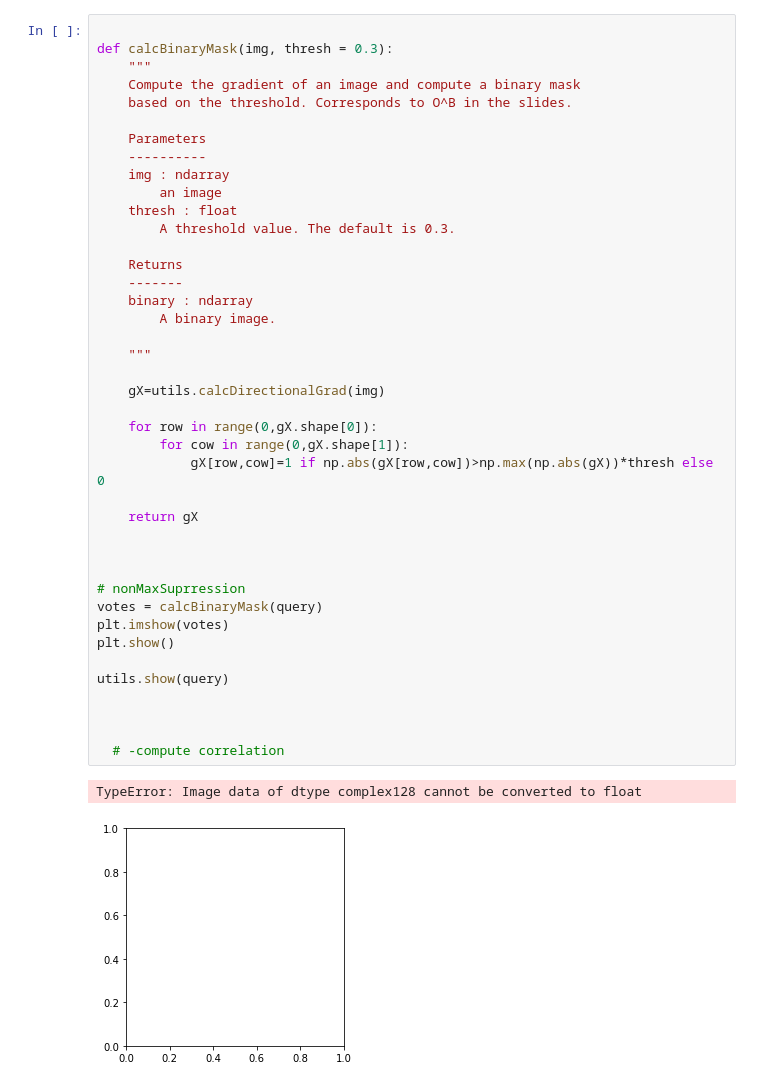
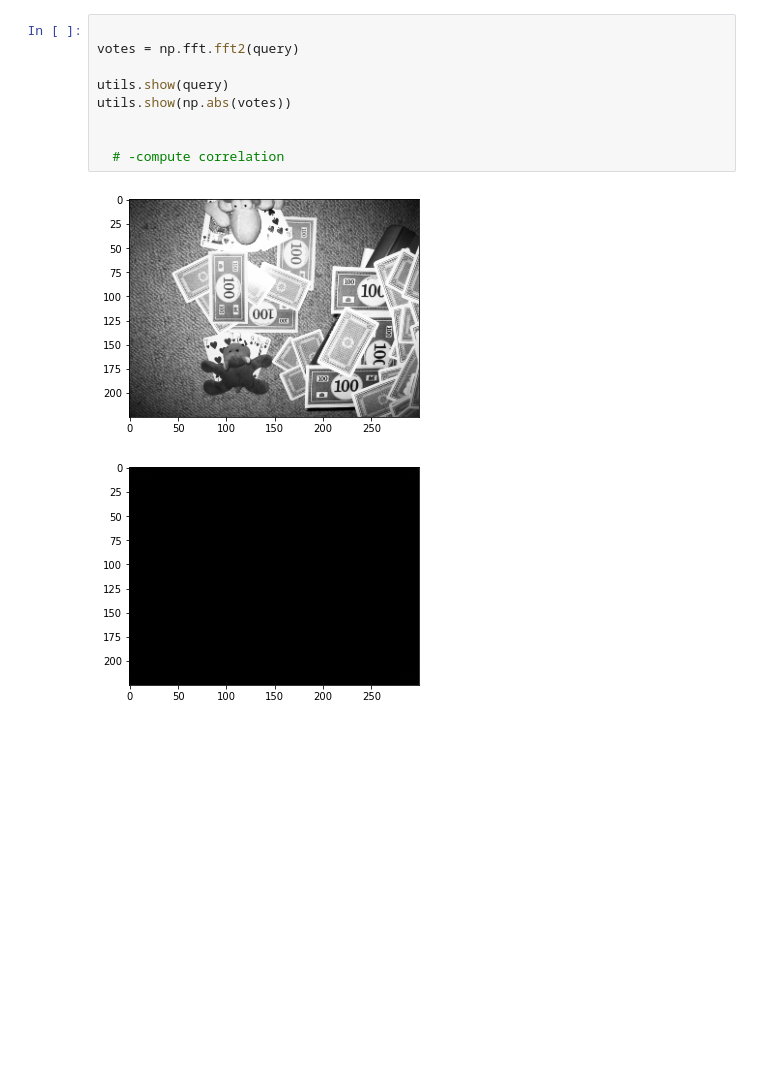
Before and after one commit to px39n/E3, a Jupyter notebook: Test.ipynb, the cells around one changed output. Cells and saved outputs as stored; diff of their text form; blank space fills up the shorter version.

```diff
--- a/Test.ipynb
+++ b/Test.ipynb
@@ -12,47 +20,15 @@ scales = np.linspace(0.9, 1.3, 10)
 # %%
 
-def calcBinaryMask(img, thresh = 0.3):
-    """
-    Compute the gradient of an image and compute a binary mask
-    based on the threshold. Corresponds to O^B in the slides.
-
-    Parameters
-    ----------
-    img : ndarray
-        an image
-    thresh : float
-        A threshold value. The default is 0.3.
-
-    Returns
-    -------
-    binary : ndarray
-        A binary image.
-
-    """
-
-    gX=utils.calcDirectionalGrad(img)
-
-    for row in range(0,gX.shape[0]):
-        for cow in range(0,gX.shape[1]):
-            gX[row,cow]=1 if np.abs(gX[row,cow])>np.max(np.abs(gX))*thresh else 0
-
-    return gX
-
-
-
-# nonMaxSuprression
-votes = calcBinaryMask(query)
-plt.imshow(votes)
-plt.show()
+votes = np.fft.fft2(query)
 
 utils.show(query)
-
+utils.show(np.abs(votes))
 
 
   # -compute correlation
 # %% [output]
-TypeError: Image data of dtype complex128 cannot be converted to float
-[figure, old version]
+[figure, new version]
+[figure, added]
 # %%
 an_array=query[0:40,0:40]
 print(np.max(votes[0:40,0:40]))
```
Also changed, not shown: parts of 5 cells of this notebook, 3 other files.
